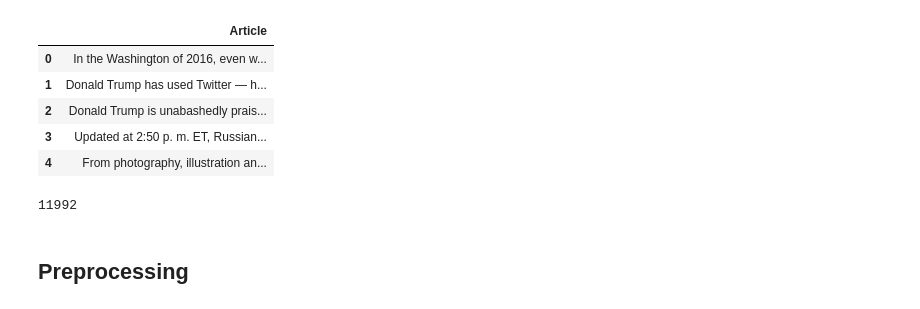
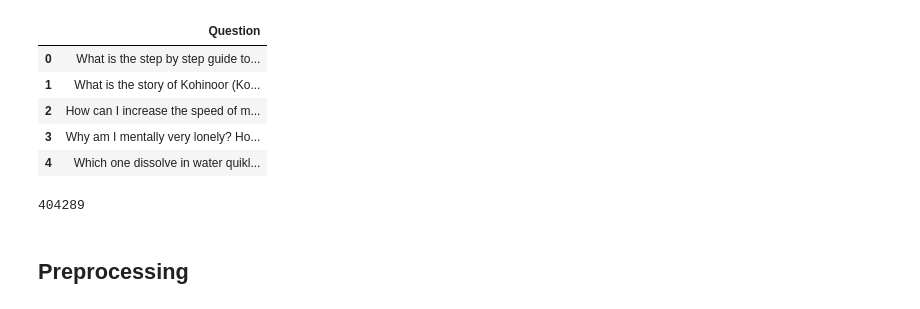
Before and after one commit to gc2321/3235-Machine-Learning, a Jupyter notebook: XTRA_NLP/5_topic_modeling_nmf_2_questions_and_answers.ipynb, the cells around one changed output. Drawn from its saved outputs; the diff is of its cells as text; code cells hidden in the pictures.

```diff
--- a/XTRA_NLP/5_topic_modeling_nmf_2_questions_and_answers.ipynb
+++ b/XTRA_NLP/5_topic_modeling_nmf_2_questions_and_answers.ipynb
@@ -9,20 +9,20 @@ Saving npr.csv to npr.csv
 # %%
 import numpy as np
 import pandas as pd
 
-npr = pd.read_csv('npr.csv')
-npr.head()
+quora = pd.read_csv('quora_questions.csv')
+quora.head()
 # %% [output]
-|  | Article |
-| 0 | In the Washington of 2016, even w... |
-| 1 | Donald Trump has used Twitter — h... |
-| 2 | Donald Trump is unabashedly prais... |
-| 3 | Updated at 2:50 p. m. ET, Russian... |
-| 4 | From photography, illustration an... |
+|  | Question |
+| 0 | What is the step by step guide to... |
+| 1 | What is the story of Kohinoor (Ko... |
+| 2 | How can I increase the speed of m... |
+| 3 | Why am I mentally very lonely? Ho... |
+| 4 | Which one dissolve in water quikl... |
 # %%
-len(npr)
+len(quora)
 # %% [output]
-11992
+404289
 # %% [markdown]
 ## Preprocessing
 # %%
```
Also changed, not shown: parts of 26 cells of this notebook.
